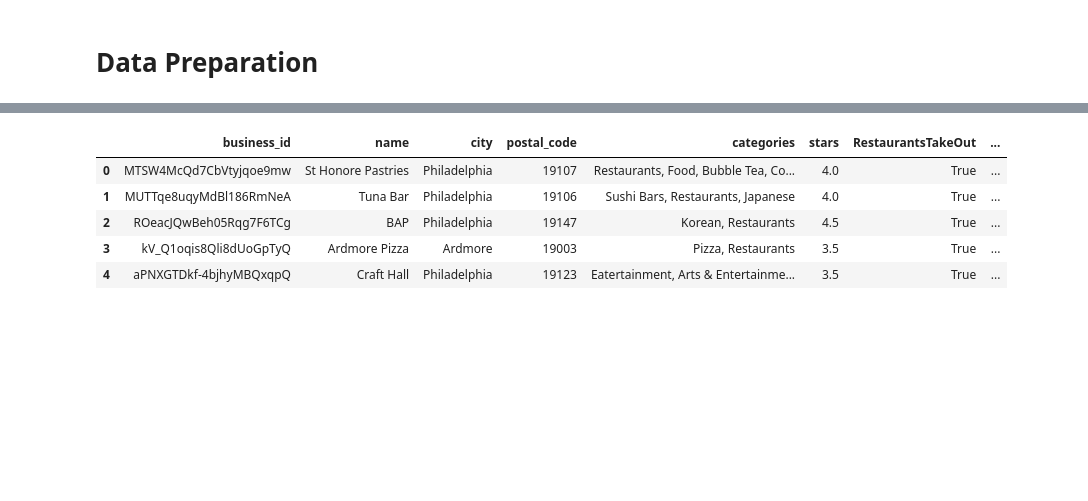
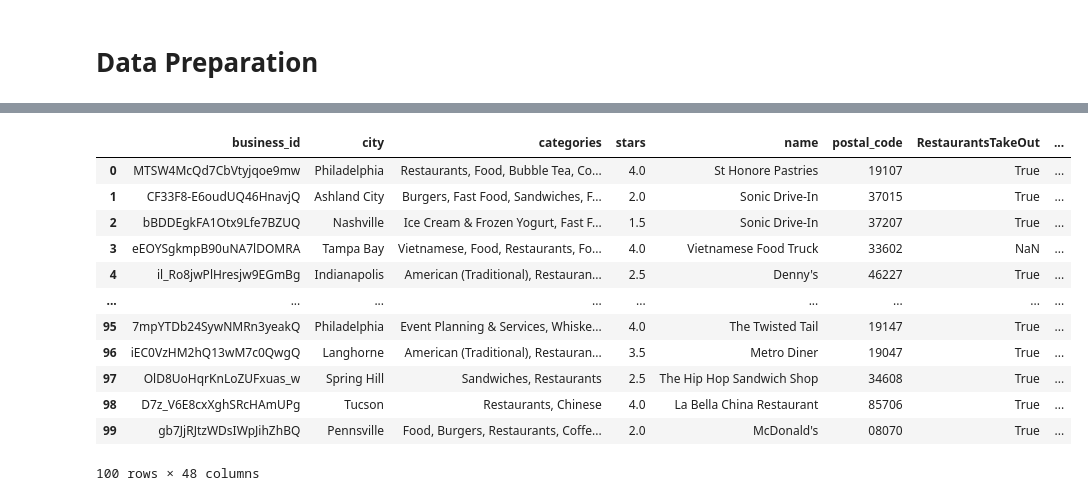
Before and after one commit to BT4222Yelp/YelpRecommender, a Jupyter notebook: DataPreparationYelp.ipynb, the cells around one changed output, grey strips where cells are left out. Drawn from its saved outputs; the diff is of its cells as text; code cells hidden in the pictures; blank space fills up the shorter version.

```diff
--- a/DataPreparationYelp.ipynb
+++ b/DataPreparationYelp.ipynb
@@ -262,0 +239,4 @@ print(restaurants["Ambience_Type"].unique())
+# %%
+sorted_columns = restaurants.count().sort_values(ascending=False).index
+restaurants = restaurants[sorted_columns]
+restaurants.info()
@@ -341,14 +332,22 @@ demographics.head()
 # %%
-restaurants['postal_code'] = restaurants["postal_code"].astype('int64')
+restaurants['postal_code'] = restaurants["postal_code"].astype('str')
+demographics['postal_code'] = demographics['postal_code'].astype('str')
 restaurants = restaurants.merge(demographics, how="left", on="postal_code")
-restaurants.head()
+restaurants.head(100)
 # %% [output]
-|  | business_id | name | city | postal_code | categories | stars | RestaurantsTakeOut | ... |
-| 0 | MTSW4McQd7CbVtyjqoe9mw | St Honore Pastries | Philadelphia | 19107 | Restaurants, Food, Bubble Tea, Co... | 4.0 | True | ... |
-| 1 | MUTTqe8uqyMdBl186RmNeA | Tuna Bar | Philadelphia | 19106 | Sushi Bars, Restaurants, Japanese | 4.0 | True | ... |
-| 2 | ROeacJQwBeh05Rqg7F6TCg | BAP | Philadelphia | 19147 | Korean, Restaurants | 4.5 | True | ... |
-| 3 | kV_Q1oqis8Qli8dUoGpTyQ | Ardmore Pizza | Ardmore | 19003 | Pizza, Restaurants | 3.5 | True | ... |
-| 4 | aPNXGTDkf-4bjhyMBQxqpQ | Craft Hall | Philadelphia | 19123 | Eatertainment, Arts & Entertainme... | 3.5 | True | ... |
+|  | business_id | city | categories | stars | name | postal_code | RestaurantsTakeOut | ... |
+| 0 | MTSW4McQd7CbVtyjqoe9mw | Philadelphia | Restaurants, Food, Bubble Tea, Co... | 4.0 | St Honore Pastries | 19107 | True | ... |
+| 1 | CF33F8-E6oudUQ46HnavjQ | Ashland City | Burgers, Fast Food, Sandwiches, F... | 2.0 | Sonic Drive-In | 37015 | True | ... |
+| 2 | bBDDEgkFA1Otx9Lfe7BZUQ | Nashville | Ice Cream & Frozen Yogurt, Fast F... | 1.5 | Sonic Drive-In | 37207 | True | ... |
+| 3 | eEOYSgkmpB90uNA7lDOMRA | Tampa Bay | Vietnamese, Food, Restaurants, Fo... | 4.0 | Vietnamese Food Truck | 33602 | NaN | ... |
+| 4 | il_Ro8jwPlHresjw9EGmBg | Indianapolis | American (Traditional), Restauran... | 2.5 | Denny's | 46227 | True | ... |
+| ... | ... | ... | ... | ... | ... | ... | ... | ... |
+| 95 | 7mpYTDb24SywNMRn3yeakQ | Philadelphia | Event Planning & Services, Whiske... | 4.0 | The Twisted Tail | 19147 | True | ... |
+| 96 | iEC0VzHM2hQ13wM7c0QwgQ | Langhorne | American (Traditional), Restauran... | 3.5 | Metro Diner | 19047 | True | ... |
+| 97 | OlD8UoHqrKnLoZUFxuas_w | Spring Hill | Sandwiches, Restaurants | 2.5 | The Hip Hop Sandwich Shop | 34608 | True | ... |
+| 98 | D7z_V6E8cxXghSRcHAmUPg | Tucson | Restaurants, Chinese | 4.0 | La Bella China Restaurant | 85706 | True | ... |
+| 99 | gb7JjRJtzWDsIWpJihZhBQ | Pennsville | Food, Burgers, Restaurants, Coffe... | 2.0 | McDonald's | 08070 | True | ... |
+100 rows × 48 columns
 # %%
 restaurants.info()
 # %% [output]
```
Also changed, not shown: parts of 14 cells of this notebook, 1 other file.
